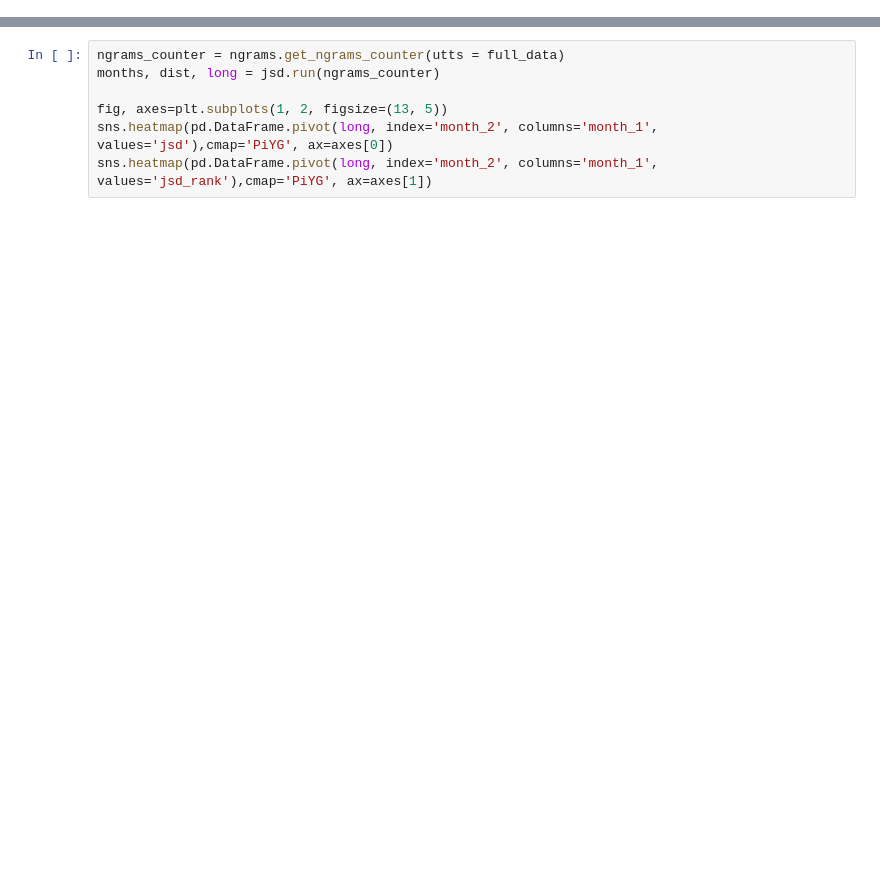
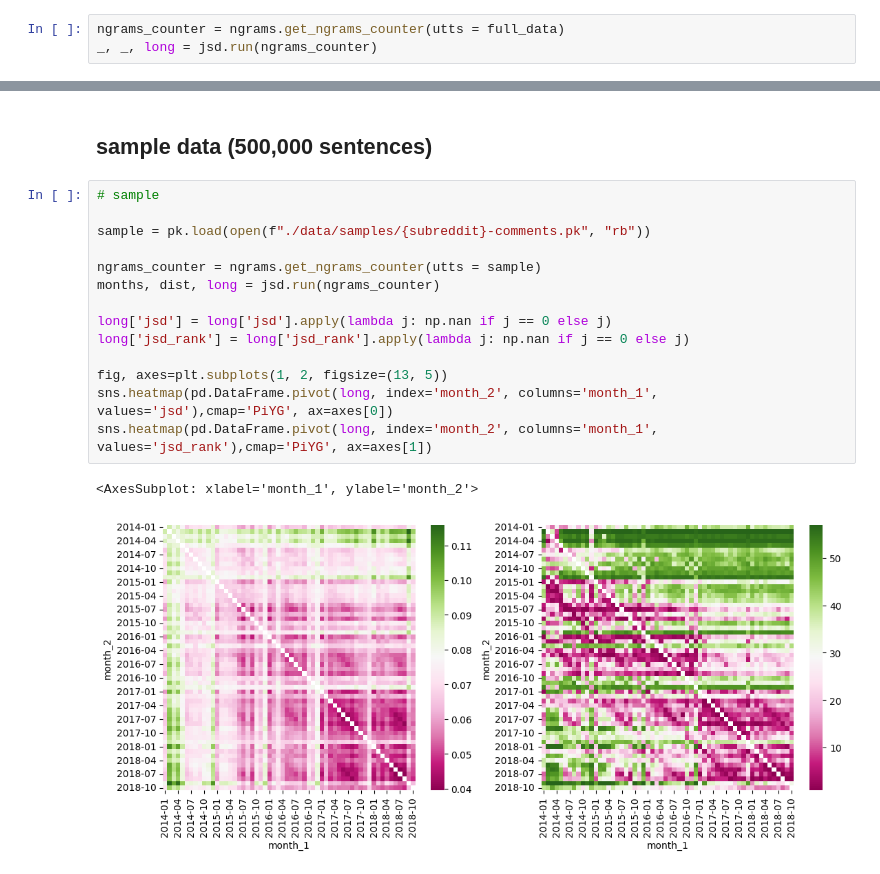
Before and after one commit to andrea-w-wang/reddit-seasonality, a Jupyter notebook: jsd-debug.ipynb, the cells around one changed output, grey strips where cells are left out. Cells and saved outputs as stored; diff of their text form; blank space fills up the shorter version.

```diff
--- a/jsd-debug.ipynb
+++ b/jsd-debug.ipynb
@@ -10,3 +17,6 @@ full = pk.load(open(f"./data/{subreddit}-comments.pk", "rb"))
 full['year'] = full['year-month'].apply(lambda t: int(t.split("-")[0]))
 full = full[full['year'] >= 2014].copy()
 full_data = np.array(full.to_dict(orient='records'))
+# %%
+ngrams_counter = ngrams.get_ngrams_counter(utts = full_data)
+_, _, long = jsd.run(ngrams_counter)
@@ -13,7 +42,19 @@ full_data = np.array(full.to_dict(orient='records'))
+# %% [markdown]
+## sample data (500,000 sentences)
 # %%
-ngrams_counter = ngrams.get_ngrams_counter(utts = full_data)
+# sample
+
+sample = pk.load(open(f"./data/samples/{subreddit}-comments.pk", "rb"))
+
+ngrams_counter = ngrams.get_ngrams_counter(utts = sample)
 months, dist, long = jsd.run(ngrams_counter)
+
+long['jsd'] = long['jsd'].apply(lambda j: np.nan if j == 0 else j)
+long['jsd_rank'] = long['jsd_rank'].apply(lambda j: np.nan if j == 0 else j)
 
 fig, axes=plt.subplots(1, 2, figsize=(13, 5))
 sns.heatmap(pd.DataFrame.pivot(long, index='month_2', columns='month_1', values='jsd'),cmap='PiYG', ax=axes[0])
 sns.heatmap(pd.DataFrame.pivot(long, index='month_2', columns='month_1', values='jsd_rank'),cmap='PiYG', ax=axes[1])
+# %% [output]
+<AxesSubplot: xlabel='month_1', ylabel='month_2'>
+[figure, added]
```
Also changed, not shown: parts of 11 cells of this notebook.
